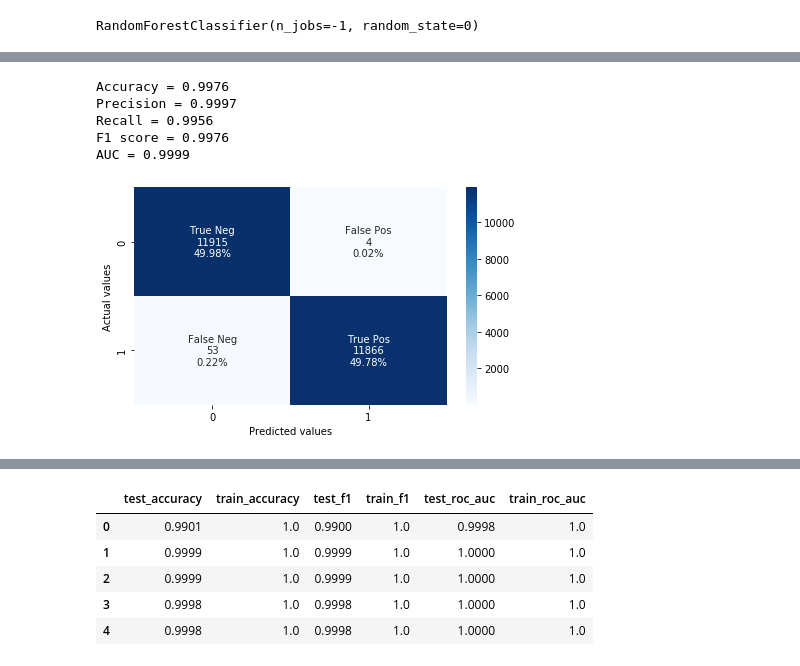
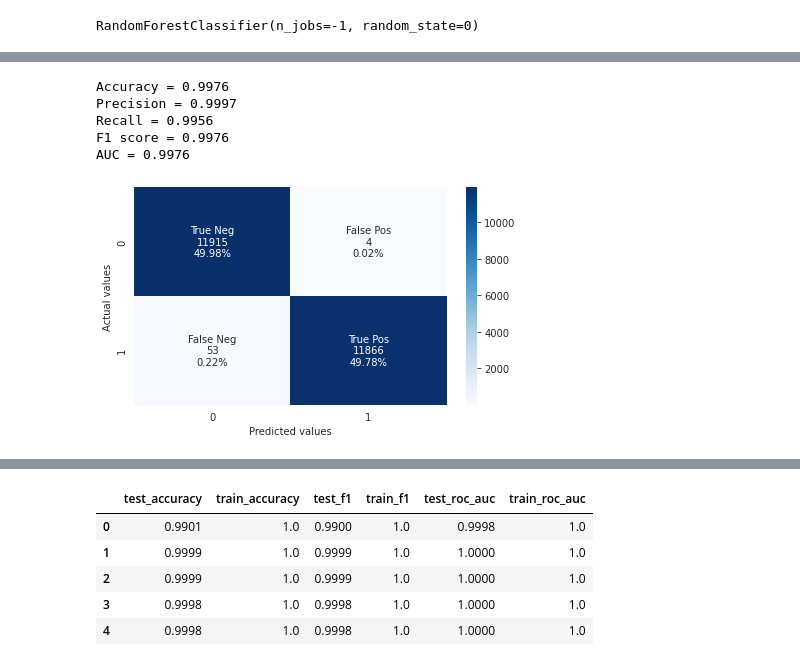
Before and after one commit to AnitsaYovanovska/ml_project, a Jupyter notebook: modelling/klarna_study_case2.ipynb, the cells around one changed output, grey strips where cells are left out. Cells and saved outputs as stored; diff of their text form; code cells hidden in the pictures.

```diff
--- a/modelling/klarna_study_case2.ipynb
+++ b/modelling/klarna_study_case2.ipynb
@@ -470,0 +429,3 @@ df_default = df_default.dropna()
+# %%
+for col in less_30_col:
+    df_default[col].fillna((df_default[col].median()), inplace=True)
@@ -703,7 +672,7 @@ Please also refer to the documentation for alternative solver options:
 LogisticRegression(random_state=0)
 # %%
-test_pred = logreg.predict(X_test)
-test_prob = logreg.predict_proba(X_test)[:, 1]
+y_pred = logreg.predict(X_test)
+y_prob = logreg.predict_proba(X_test)[:, 1]
 # %%
 plot_roc_curve(logreg, X_test, y_test)
 # %% [output]
@@ -795,9 +762,9 @@ def confusion_matrix_plot(y_test, y_pred):
     labels = np.asarray(labels).reshape(2,2)
 #     sns.set(font_scale=1)
     fig, ax = plt.subplots(figsize=(7,4))
-    cf_plot = sns.heatmap(cf_matrix, annot=labels, fmt='', cmap='Blues', ax=ax)
+    cf_plot = sns.heatmap(cf_matrix, annot=labels, fmt="", cmap="Blues", ax=ax)
     # cf_plot = sns.heatmap(cf_matrix, annot=labels,cmap="YlGn")
     cf_plot.set(xlabel="Predicted values", ylabel = "Actual values")
-    fig = cf_plot.get_figure()
-    fig.savefig("confusion_matrix.png")
+    # fig = cf_plot.get_figure()
+    # fig.savefig("confusion_matrix.png")
 # %%
@@ -841,6 +784,6 @@ RandomForestClassifier(n_jobs=-1, random_state=0)
 # %%
-test_pred = rf_clf.predict(X_test)
-test_prob = rf_clf.predict_proba(X_test)[:, 1]
+y_pred = rf_clf.predict(X_test)
+y_prob = rf_clf.predict_proba(X_test)[:, 1]
 # %%
 plot_roc_curve(rf_clf, X_test, y_test)
 # %% [output]
@@ -849,19 +792,19 @@ plot_roc_curve(rf_clf, X_test, y_test)
 # %%
-print('Accuracy = {:.4f}'.format(accuracy_score(y_test, test_pred)))
-print('Precision = {:.4f}'.format(precision_score(y_test, test_pred)))
-print('Recall = {:.4f}'.format(recall_score(y_test, test_pred)))
-print('F1 score = {:.4f}'.format(f1_score(y_test, test_pred)))
-print('AUC = {:.4f}'.format(roc_auc_score(y_test, test_prob)))
+print("Accuracy = {:.4f}".format(accuracy_score(y_test, y_pred)))
+print("Precision = {:.4f}".format(precision_score(y_test, y_pred)))
+print("Recall = {:.4f}".format(recall_score(y_test, y_pred)))
+print("F1 score = {:.4f}".format(f1_score(y_test, y_pred)))
+print("AUC = {:.4f}".format(roc_auc_score(y_test, y_pred)))
 # %% [output]
 Accuracy = 0.9976
 Precision = 0.9997
 Recall = 0.9956
 F1 score = 0.9976
-AUC = 0.9999
+AUC = 0.9976
 # %%
-confusion_matrix_plot(y_test, test_pred)
+confusion_matrix_plot(y_test, y_pred)
 # %% [output]
-[figure, old version]
+[figure, new version]
 # %%
 feats = {} # a dict to hold feature_name: feature_importance
 for feature, importance in zip(X.columns, rf_clf.feature_importances_):
```
Also changed, not shown: parts of 96 cells of this notebook, 55 other files.
